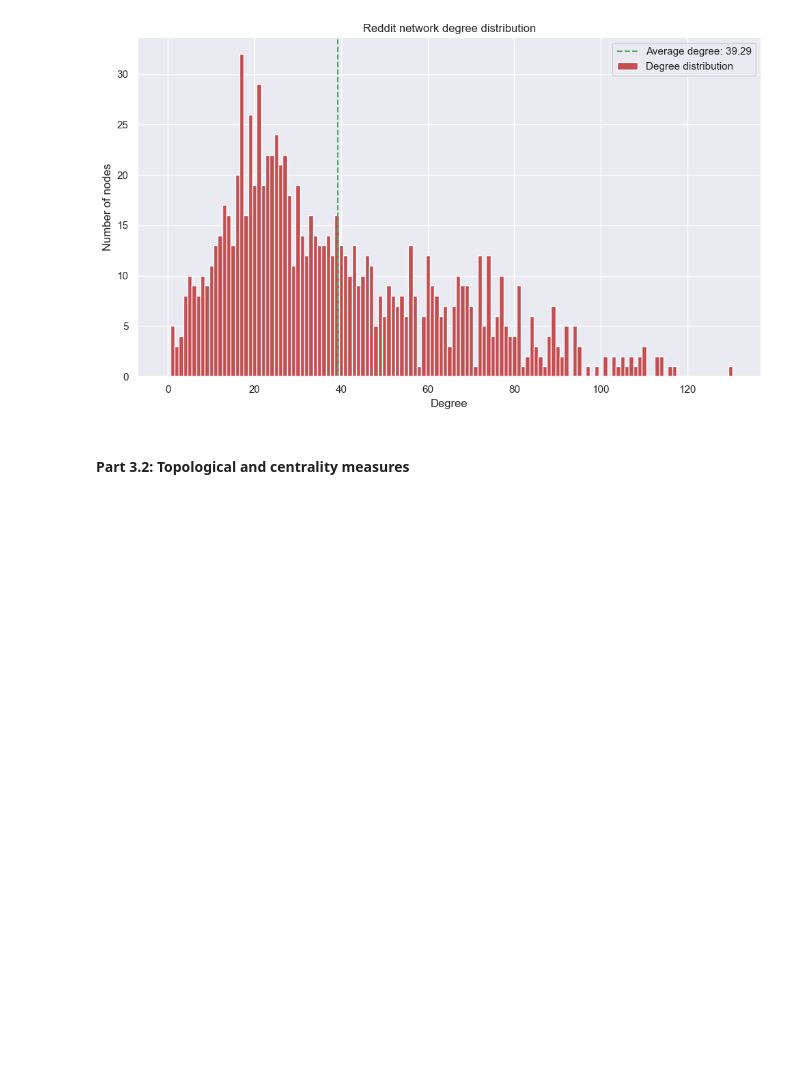
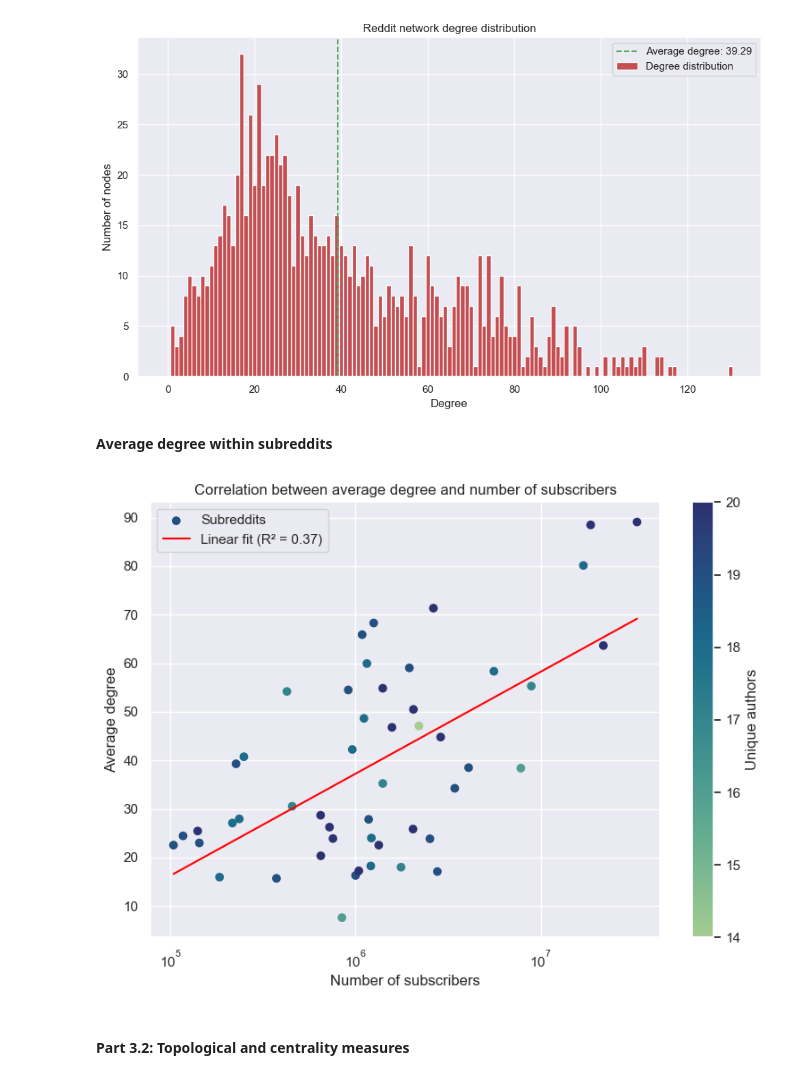
Before and after one commit to annaekner/social-graphs, a Jupyter notebook: Project/explainer_notebook.ipynb, the cells around one changed output. Saved outputs shown, nothing was run; the diff lists cells and outputs as text; code cells hidden in the pictures; blank space fills up the shorter version.

Commit message:
Many graphs
Co-authored-by: annaekner <annaekner@users.noreply.github.com>

```diff
--- a/Project/explainer_notebook.ipynb
+++ b/Project/explainer_notebook.ipynb
@@ -247,13 +248,14 @@ def create_graph(data_dir):
         with open(os.path.join(data_dir, file_name), "r", encoding="utf-8") as f:
             subreddit_data = json.load(f)
 
-
         for post in subreddit_data["posts"]:
             # Limit the number of comments to reduce the number of edges
             limited_comments = post["comments"]#[:200]
             G.add_node(post["id"],
                        title = post["title"],
+                       author = post["author"],
                        subreddit = post["subreddit"],
+                       subreddit_subscribers = subreddit_data["subscribers"],
                        text = post["text"],
                        comments = limited_comments)
 
@@ -368,3 +370,5 @@ plt.tight_layout()
 plt.show()
 # %% [output]
 [figure]
+# %% [markdown]
+**Average degree within subreddits**
@@ -371,3 +521,13 @@ plt.show()
+# %%
+# For each subreddit, get the average degree, number of subscribers, and number of unique authors
+average_degree_subreddits = compute_average_degree_subreddits(G)
+subscribers_subreddits = get_subscribers_subreddits(G)
+unique_authors_subreddits = get_unique_authors_subreddits(G)
+
+# Plot the average degree against the number of subscribers
+plot_degree_subscribers(average_degree_subreddits, subscribers_subreddits, unique_authors_subreddits)
+# %% [output]
+[figure, added]
 # %% [markdown]
 #### **Part 3.2: Topological and centrality measures**
 # %% [markdown]
```
Also changed, not shown: parts of 6 cells of this notebook.
